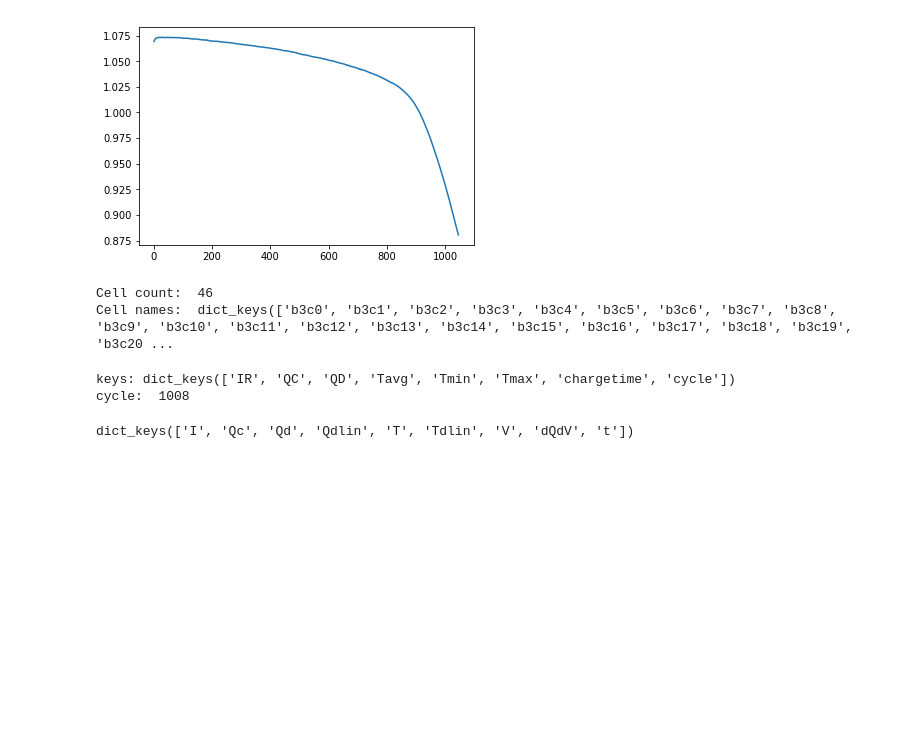
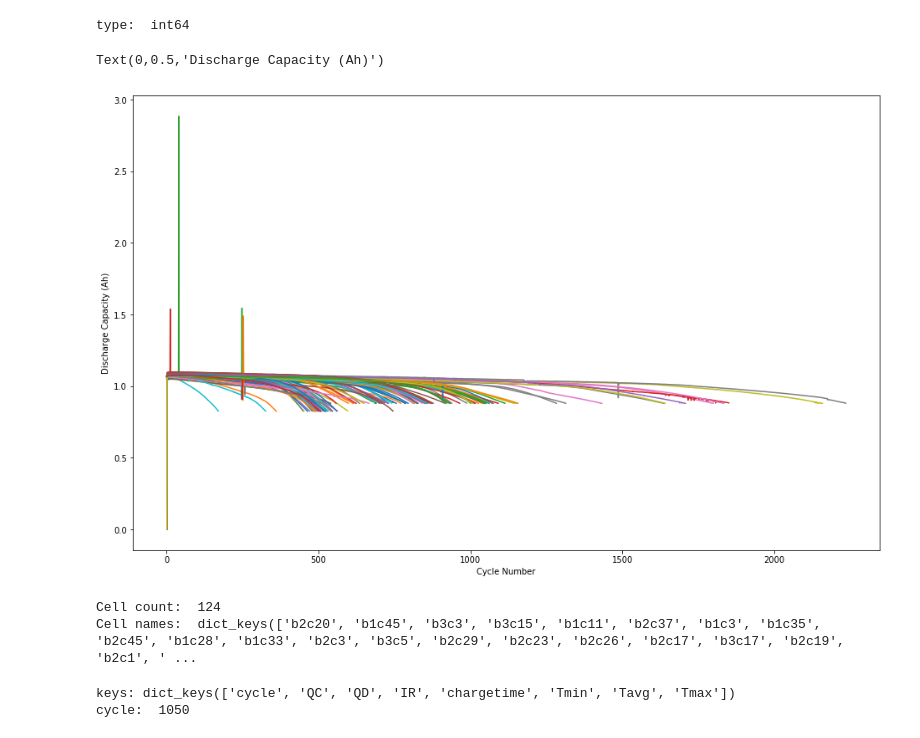
Before and after one commit to hwaxxer/nature-paper, a Jupyter notebook: Baseline.ipynb, the cells around one changed output. Drawn from its saved outputs; the diff is of its cells as text; code cells hidden in the pictures; blank space fills up the shorter version.

Commit message:
Update notebook with new data loading and include mean absolute percentage error.

```diff
--- a/Baseline.ipynb
+++ b/Baseline.ipynb
@@ -6,10 +8,2 @@ from tensorflow.keras import Model
 import matplotlib.pyplot as plt
 %matplotlib inline
-# %%
-with open('data/batch3.pkl', 'rb') as f:
-    data = np.load(f)
-# %%
-plt.plot(data['b3c43']['summary']['cycle'], data['b3c43']['summary']['QD'])
-plt.show()
-# %% [output]
-[figure, removed]
@@ -16,6 +67,23 @@ plt.show()
+# %%
+test_ind = np.hstack((np.arange(0,(batch1_size+batch2_size),2),83))
+train_ind = np.arange(1,(batch1_size+batch2_size-1),2)
+secondary_test_ind = np.arange(batch_size-batch3_size,batch_size)
+
+print('type: ', test_ind.dtype)
+# %% [output]
+type:  int64
+# %%
+plt.figure(figsize=(16,10))
+for i in batches.keys():
+    plt.plot(batches[i]['summary']['cycle'], batches[i]['summary']['QD'])
+plt.xlabel('Cycle Number')
+plt.ylabel('Discharge Capacity (Ah)')
+# %% [output]
+Text(0,0.5,'Discharge Capacity (Ah)')
+[figure, added]
 # %%
-print('Cell count: ', len(data))
-print('Cell names: ', data.keys())
+print('Cell count: ', len(batches))
+print('Cell names: ', batches.keys())
 # %% [output]
-Cell count:  46
-Cell names:  dict_keys(['b3c0', 'b3c1', 'b3c2', 'b3c3', 'b3c4', 'b3c5', 'b3c6', 'b3c7', 'b3c8', 'b3c9', 'b3c10', 'b3c11', 'b3c12', 'b3c13', 'b3c14', 'b3c15', 'b3c16', 'b3c17', 'b3c18', 'b3c19', 'b3c20 ...
+Cell count:  124
+Cell names:  dict_keys(['b2c20', 'b1c45', 'b3c3', 'b3c15', 'b1c11', 'b2c37', 'b1c3', 'b1c35', 'b2c45', 'b1c28', 'b1c33', 'b2c3', 'b3c5', 'b2c29', 'b2c23', 'b2c26', 'b2c17', 'b3c17', 'b2c19', 'b2c1', ' ...
@@ -25,12 +90,8 @@ cell = data[key]
 # %%
-summary = data[key]['summary']
+summary = batches['b1c41']['summary']
 summary_keys = summary.keys()
 print('keys:', summary_keys)
 print('cycle: ', len(summary['QD']))
 # %% [output]
-keys: dict_keys(['IR', 'QC', 'QD', 'Tavg', 'Tmin', 'Tmax', 'chargetime', 'cycle'])
-cycle:  1008
+keys: dict_keys(['cycle', 'QC', 'QD', 'IR', 'chargetime', 'Tmin', 'Tavg', 'Tmax'])
+cycle:  1050
-# %%
-print(cell['cycles']['0'].keys())
-# %% [output]
-dict_keys(['I', 'Qc', 'Qd', 'Qdlin', 'T', 'Tdlin', 'V', 'dQdV', 't'])
```
Also changed, not shown: parts of 16 cells of this notebook, 1 other file.
